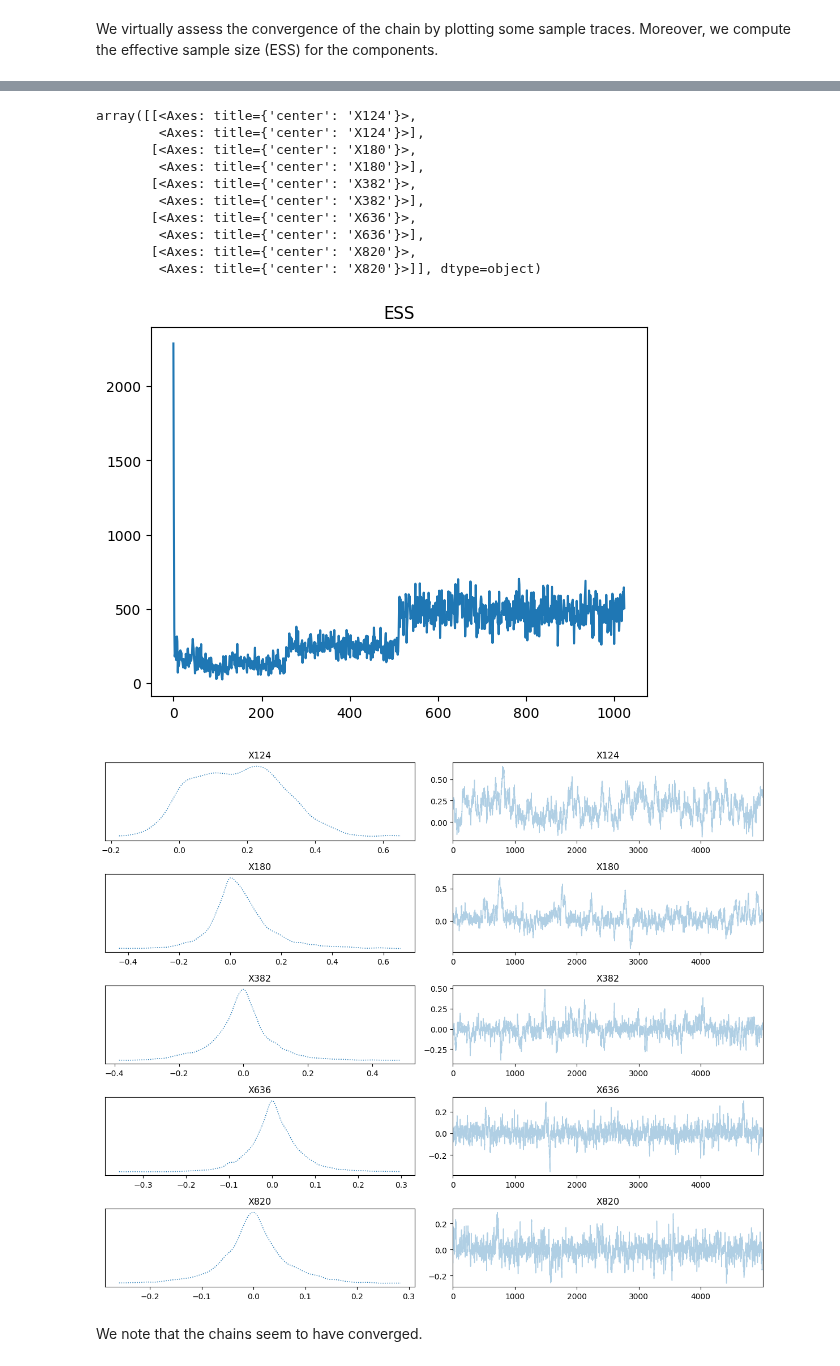
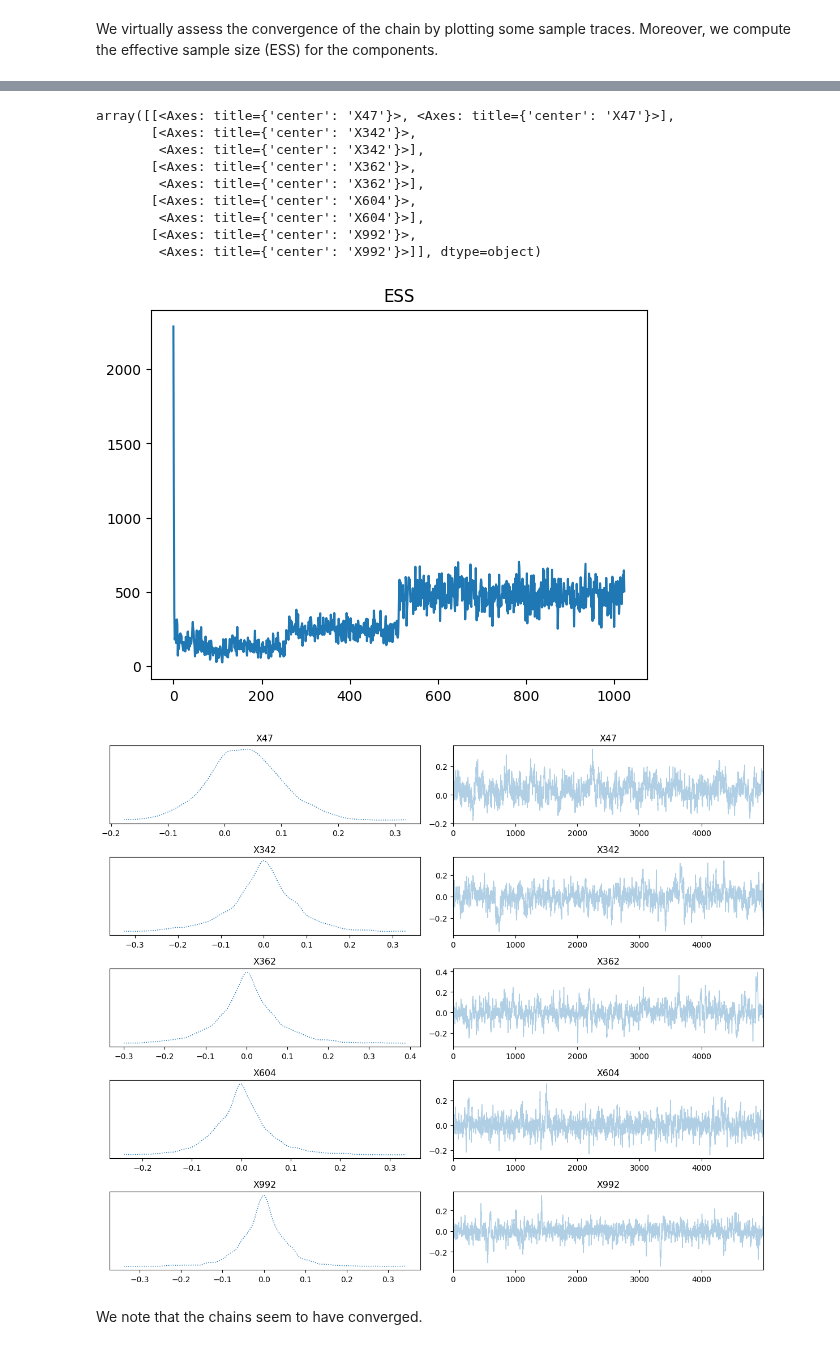
Before and after one commit to CUQI-DTU/CUQIpy-User-Showcase, a Jupyter notebook: 013_certified_coordinate_selection/ccs_wavelets.ipynb, the cells around one changed output, grey strips where cells are left out. Saved outputs shown, nothing was run; the diff lists cells and outputs as text; code cells hidden in the pictures.

Commit message:
removed samples and ran notebook top to bottom

```diff
--- a/013_certified_coordinate_selection/ccs_wavelets.ipynb
+++ b/013_certified_coordinate_selection/ccs_wavelets.ipynb
@@ -166,38 +166,32 @@ X_given_Y = joint_XY(Y=y) # posterior
 
 We use the MALA sampler implemented in CUQIpy. Note that currently no adaptation of the scale (step size) is supported. Therefore, we provide an optimal scale that we found by using another MALA sampler and which achieves an acceptance rate of 0.547.
 # %%
-# MALA_ref_sampler = MALA(X_given_Y, scale=4.42e-05, initial_point=np.zeros(d))
+MALA_ref_sampler = MALA(X_given_Y, scale=4.42e-05, initial_point=np.zeros(d))
 
-# np.random.seed(0)
-# MALA_ref_sampler.warmup(N_b)  # warmup (tuning) of sampler -- NO TUNING of scale
-# MALA_ref_sampler.sample(N_po*th)
-# samples_ref = MALA_ref_sampler.get_samples().burnthin(N_b, th) # getting samples and removing burn-in
-
-# save(PurePath(r'samples_ref'), samples_ref)
+np.random.seed(0)
+MALA_ref_sampler.warmup(N_b)  # warmup (tuning) of sampler -- NO TUNING of scale
+MALA_ref_sampler.sample(N_po*th)
+samples_ref = MALA_ref_sampler.get_samples().burnthin(N_b, th) # getting samples and removing burn-in
 # %% [markdown]
 We virtually assess the convergence of the chain by plotting some sample traces. Moreover, we compute the effective sample size (ESS) for the components.
 # %%
-samples_ref = load(PurePath(r'samples_ref'))
-
 plt.plot(samples_ref.compute_ess())
 plt.title('ESS')
 
 samples_ref.plot_trace()
-# samples_ref.plot_trace(variable_indices=[0,1])
 # %% [output]
 Selecting 5 randomly chosen variables
-array([[<Axes: title={'center': 'X124'}>,
-        <Axes: title={'center': 'X124'}>],
-       [<Axes: title={'center': 'X180'}>,
-        <Axes: title={'center': 'X180'}>],
-       [<Axes: title={'center': 'X382'}>,
-        <Axes: title={'center': 'X382'}>],
-       [<Axes: title={'center': 'X636'}>,
-        <Axes: title={'center': 'X636'}>],
-       [<Axes: title={'center': 'X820'}>,
-        <Axes: title={'center': 'X820'}>]], dtype=object)
+array([[<Axes: title={'center': 'X47'}>, <Axes: title={'center': 'X47'}>],
+       [<Axes: title={'center': 'X342'}>,
+        <Axes: title={'center': 'X342'}>],
+       [<Axes: title={'center': 'X362'}>,
+        <Axes: title={'center': 'X362'}>],
+       [<Axes: title={'center': 'X604'}>,
+        <Axes: title={'center': 'X604'}>],
+       [<Axes: title={'center': 'X992'}>,
+        <Axes: title={'center': 'X992'}>]], dtype=object)
 [figure]
-[figure, old version]
+[figure, new version]
 # %% [markdown]
 We note that the chains seem to have converged.
 # %% [markdown]
```
Also changed, not shown: parts of 4 cells of this notebook, 3 other files.
